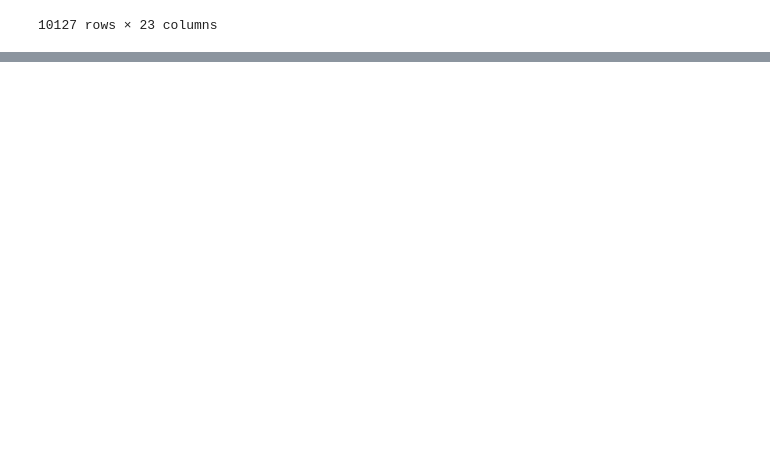
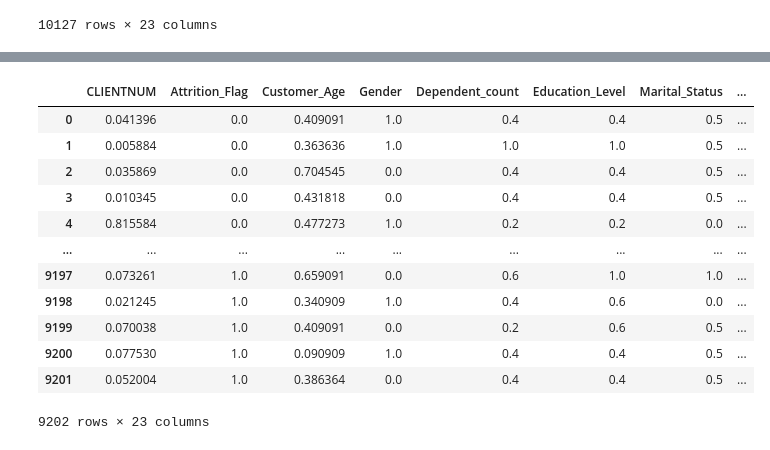
Before and after one commit to rnd4u-org/2021-knu-churn, a Jupyter notebook: PreProcessing.ipynb, the cells around one changed output, grey strips where cells are left out. Saved outputs shown, nothing was run; the diff lists cells and outputs as text; code cells hidden in the pictures; blank space fills up the shorter version.

```diff
--- a/PreProcessing.ipynb
+++ b/PreProcessing.ipynb
@@ -3,10 +3,14 @@ import pandas
 import numpy as np
 import seaborn as sns
 from scipy import stats
+
 from sklearn.preprocessing import LabelEncoder
+from sklearn.preprocessing import MinMaxScaler
+
 from matplotlib import pyplot as plt
 
 Churners = pandas.read_csv("BankChurners.csv")
+Churners_original = pandas.read_csv("BankChurners.csv")
 numerical = ["Customer_Age", "Dependent_count", "Months_on_book", "Total_Relationship_Count", "Months_Inactive_12_mon", "Contacts_Count_12_mon", "Credit_Limit", "Total_Revolving_Bal", "Avg_Open_To_Buy", "Total_Amt_Chng_Q4_Q1", "Total_Trans_Amt", "Total_Trans_Ct","Total_Ct_Chng_Q4_Q1", "Avg_Utilization_Ratio", "Naive_Bayes_Classifier_Attrition_Flag_Card_Category_Contacts_Count_12_mon_Dependent_count_Education_Level_Months_Inactive_12_mon_1","Naive_Bayes_Classifier_Attrition_Flag_Card_Category_Contacts_Count_12_mon_Dependent_count_Education_Level_Months_Inactive_12_mon_2"]
 nonnumerical = ["Education_Level", "Income_Category", "Attrition_Flag", "Gender", "Marital_Status", "Card_Category"]
 
@@ -147,4 +151,26 @@ Churners
 | 10126 | 714337233 | 1 | 43 | 0 | 2 | 2 | 1 | ... |
 9202 rows × 23 columns
+# %%
+scaler = MinMaxScaler()
+data_val = Churners.values
+Churners = pandas.DataFrame(scaler.fit_transform(data_val))
+columns = pandas.DataFrame(Churners_original.columns[0:23])
+Churners.columns = columns[0]
+
+Churners
+# %% [output]
+|  | CLIENTNUM | Attrition_Flag | Customer_Age | Gender | Dependent_count | Education_Level | Marital_Status | ... |
+| 0 | 0.041396 | 0.0 | 0.409091 | 1.0 | 0.4 | 0.4 | 0.5 | ... |
+| 1 | 0.005884 | 0.0 | 0.363636 | 1.0 | 1.0 | 1.0 | 0.5 | ... |
+| 2 | 0.035869 | 0.0 | 0.704545 | 0.0 | 0.4 | 0.4 | 0.5 | ... |
+| 3 | 0.010345 | 0.0 | 0.431818 | 0.0 | 0.4 | 0.4 | 0.5 | ... |
+| 4 | 0.815584 | 0.0 | 0.477273 | 1.0 | 0.2 | 0.2 | 0.0 | ... |
+| ... | ... | ... | ... | ... | ... | ... | ... | ... |
+| 9197 | 0.073261 | 1.0 | 0.659091 | 0.0 | 0.6 | 1.0 | 1.0 | ... |
+| 9198 | 0.021245 | 1.0 | 0.340909 | 1.0 | 0.4 | 0.6 | 0.0 | ... |
+| 9199 | 0.070038 | 1.0 | 0.409091 | 0.0 | 0.2 | 0.6 | 0.5 | ... |
+| 9200 | 0.077530 | 1.0 | 0.090909 | 1.0 | 0.4 | 0.4 | 0.5 | ... |
+| 9201 | 0.052004 | 1.0 | 0.386364 | 0.0 | 0.4 | 0.4 | 0.5 | ... |
+9202 rows × 23 columns
 # %%
 Churners.iloc[:,1:].to_csv("BankChurnersUpdated.csv", index=False)
```
Also changed, not shown: parts of 3 cells of this notebook.
